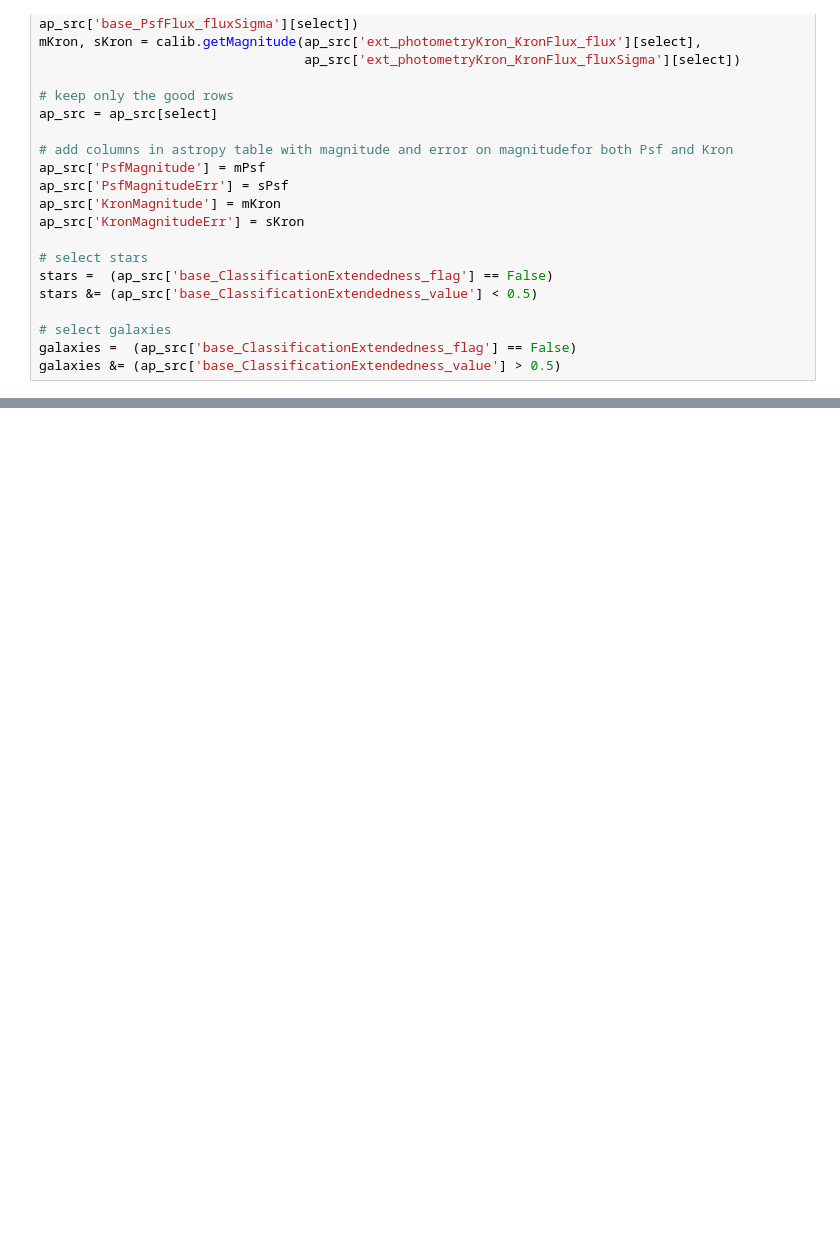
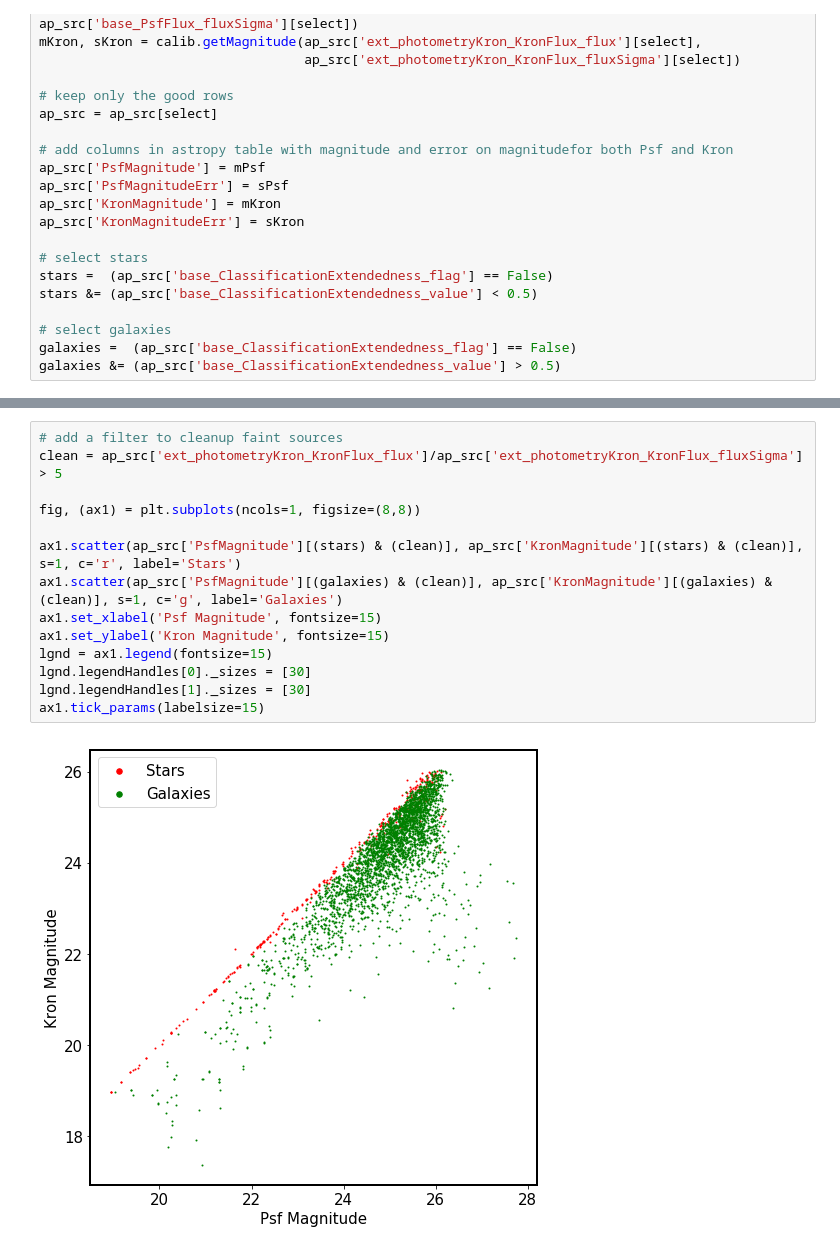
Before and after one commit to nicolaschotard/lsst_drp_analysis, a Jupyter notebook: stack/First_look_at_processCcd_output.ipynb, the cells around one changed output, grey strips where cells are left out. Cells and saved outputs as stored; diff of their text form; blank space fills up the shorter version.

```diff
--- a/First_look_at_processCcd_output.ipynb
+++ b/stack/First_look_at_processCcd_output.ipynb
@@ -283,0 +273,16 @@ ax2.tick_params(labelsize=15)
+# %%
+# add a filter to cleanup faint sources
+clean = ap_src['ext_photometryKron_KronFlux_flux']/ap_src['ext_photometryKron_KronFlux_fluxSigma'] > 5
+
+fig, (ax1) = plt.subplots(ncols=1, figsize=(8,8))
+
+ax1.scatter(ap_src['PsfMagnitude'][(stars) & (clean)], ap_src['KronMagnitude'][(stars) & (clean)], s=1, c='r', label='Stars')
+ax1.scatter(ap_src['PsfMagnitude'][(galaxies) & (clean)], ap_src['KronMagnitude'][(galaxies) & (clean)], s=1, c='g', label='Galaxies')
+ax1.set_xlabel('Psf Magnitude', fontsize=15)
+ax1.set_ylabel('Kron Magnitude', fontsize=15)
+lgnd = ax1.legend(fontsize=15)
+lgnd.legendHandles[0]._sizes = [30]
+lgnd.legendHandles[1]._sizes = [30]
+ax1.tick_params(labelsize=15)
+# %% [output]
+[figure, added]
```
Also changed, not shown: parts of 1 cell of this notebook, 4 other files.
